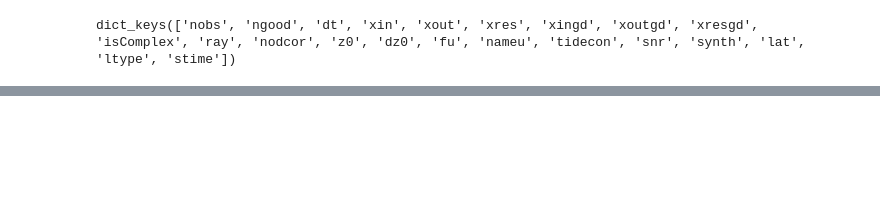
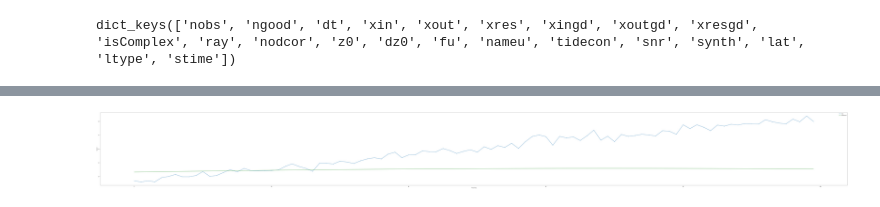
Before and after one commit to killgor/LSTM, a Jupyter notebook: T_Tides.ipynb, the cells around one changed output, grey strips where cells are left out. Saved outputs shown, nothing was run; the diff lists cells and outputs as text; code cells hidden in the pictures; blank space fills up the shorter version.

```diff
--- a/T_Tides.ipynb
+++ b/T_Tides.ipynb
@@ -66,0 +67,2 @@ Timestamp('2018-12-30 23:59:19')
+# %%
+out = ttide.t_tide(serie, dt, stime, lat)
@@ -74,0 +94,8 @@ dates = read_csv('predictions.csv',sep=',', header=0, index_col=0, squeeze=True,
+# %%
+from datetime import datetime
+from matplotlib.dates import date2num
+
+#getting te timestamp
+dates = date2num(r.index.to_pydatetime())
+#dates = np.array(p.index.to_pydatetime(), dtype=numpy.datetime64)
+dates
@@ -75,3 +105,4 @@ dates = read_csv('predictions.csv',sep=',', header=0, index_col=0, squeeze=True,
 # %%
-ttide.t_predic(df2.values, out.get("nameu"), out.get("fu"), out.get("tidecon"), lat)
+t_tides_p = ttide.t_predic(dates, out.get("nameu"), out.get("fu"), out.get("tidecon"), lat)
+t_tides_p[:5]
 # %% [output]
@@ -78,0 +171,11 @@ array([nan, nan, nan, ..., nan, nan, nan])
+# %%
+plt.rcParams["figure.figsize"] = (150,15)
+plt.plot(r.values[:100], marker='.', label="true")
+#plt.plot(tide["h"]+numpy.mean(p.values), 'r', label="prediction")
+plt.plot(t_tides_p[:100]+numpy.mean(r.values), 'g', label="prediction2")
+plt.ylabel('Sea lvl')
+plt.xlabel('Time Step')
+plt.legend()
+plt.show();
+# %% [output]
+[figure, added]
```
Also changed, not shown: parts of 27 cells of this notebook, 1 other file.
